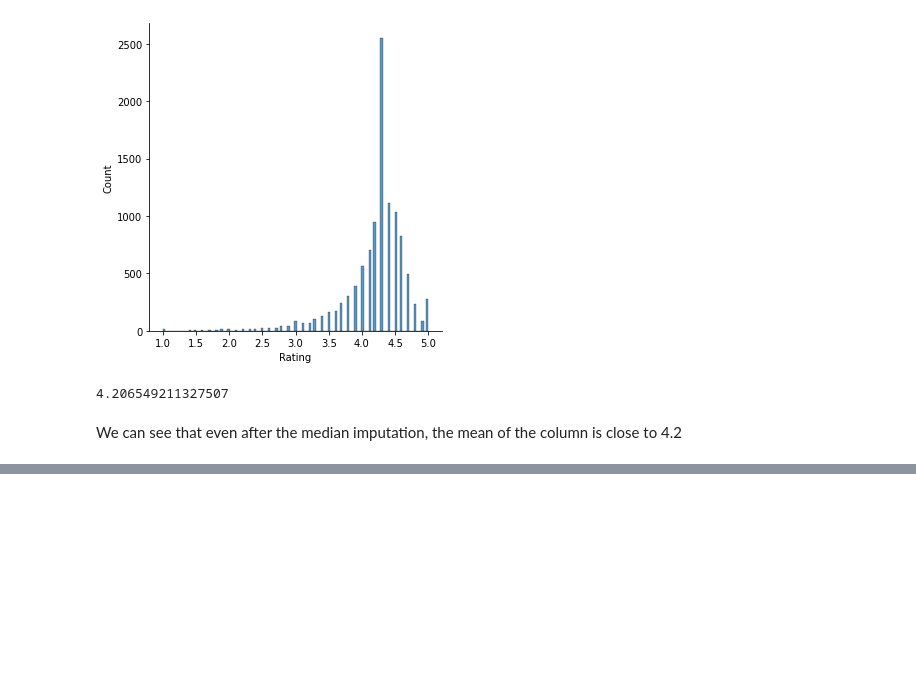
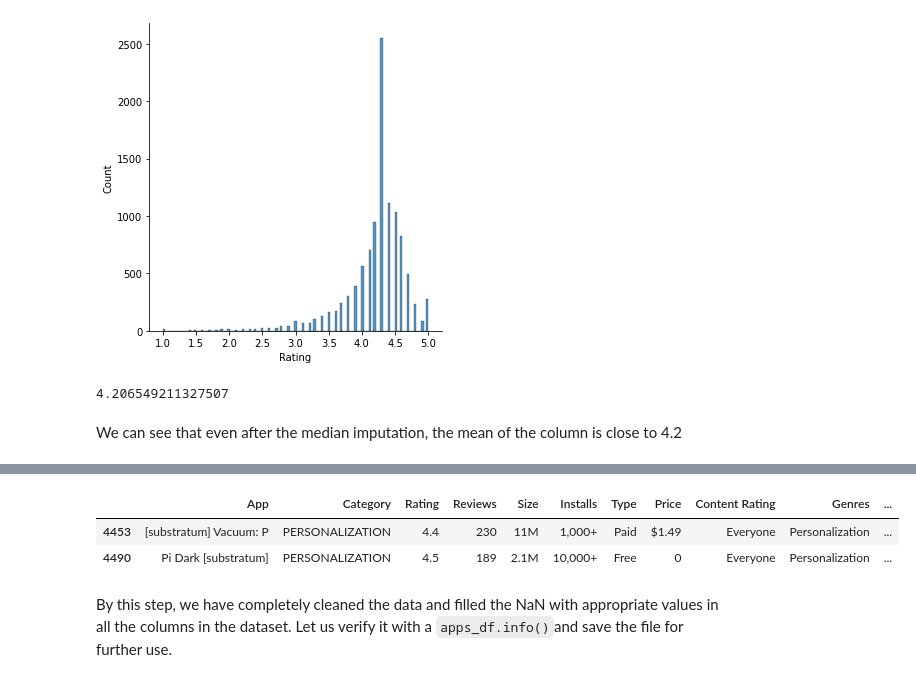
Before and after one commit to ganathetechie/AlmaBetter-Capstone-Project-1, a Jupyter notebook: Play_Store_App_Review_Analysis_Capstone_Project.ipynb, the cells around one changed output, grey strips where cells are left out. Cells and saved outputs as stored; diff of their text form; code cells hidden in the pictures; blank space fills up the shorter version.

```diff
--- a/Play_Store_App_Review_Analysis_Capstone_Project.ipynb
+++ b/Play_Store_App_Review_Analysis_Capstone_Project.ipynb
@@ -223,0 +300,7 @@ We can see that even after the median imputation, the mean of the column is clos
+# %%
+# Checking the NaN values in the Android Ver column
+apps_df.loc[apps_df['Android Ver'].isna()]
+# %% [output]
+|  | App | Category | Rating | Reviews | Size | Installs | Type | Price | Content Rating | Genres | ... |
+| 4453 | [substratum] Vacuum: P | PERSONALIZATION | 4.4 | 230 | 11M | 1,000+ | Paid | $1.49 | Everyone | Personalization | ... |
+| 4490 | Pi Dark [substratum] | PERSONALIZATION | 4.5 | 189 | 2.1M | 10,000+ | Free | 0 | Everyone | Personalization | ... |
@@ -223,0 +310,2 @@ We can see that even after the median imputation, the mean of the column is clos
+# %% [markdown]
+By this step, we have completely cleaned the data and filled the NaN with appropriate values in all the columns in the dataset. Let us verify it with a `apps_df.info()`and save the file for further use.
```
Also changed, not shown: parts of 18 cells of this notebook.
